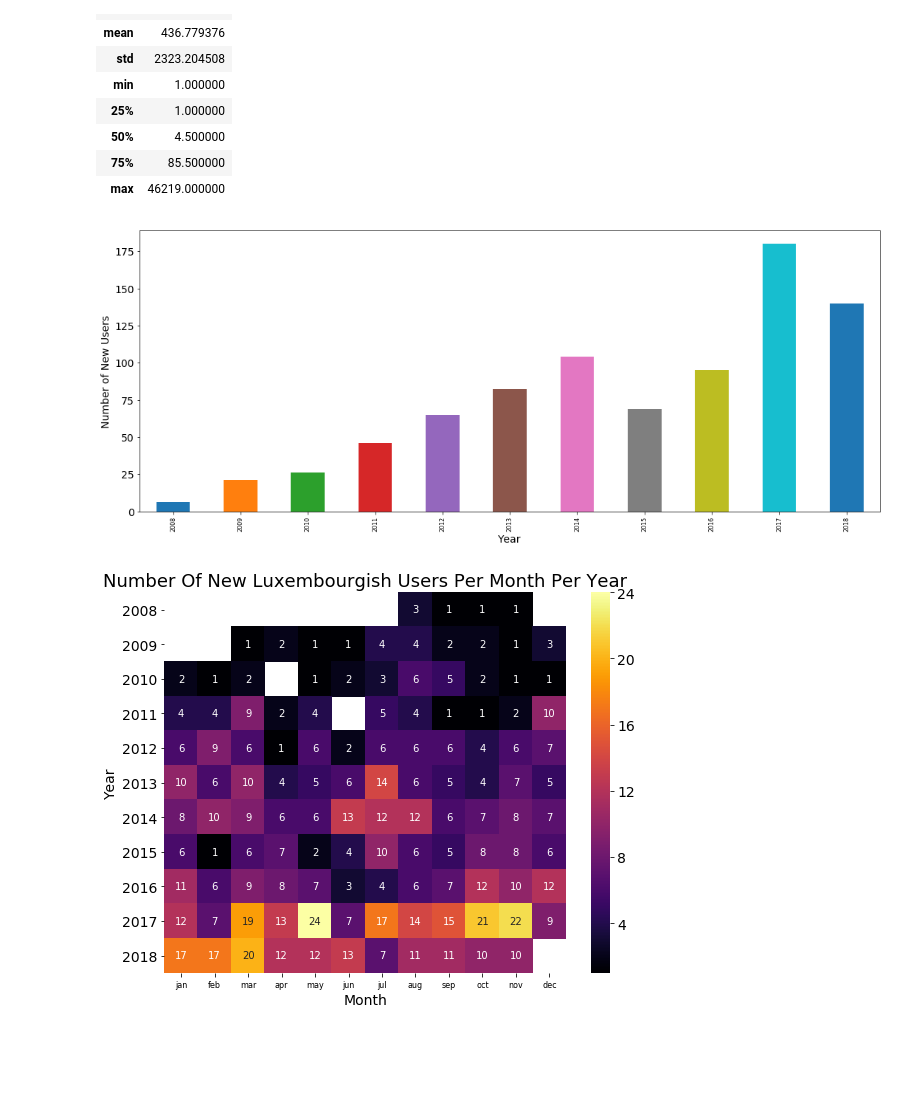
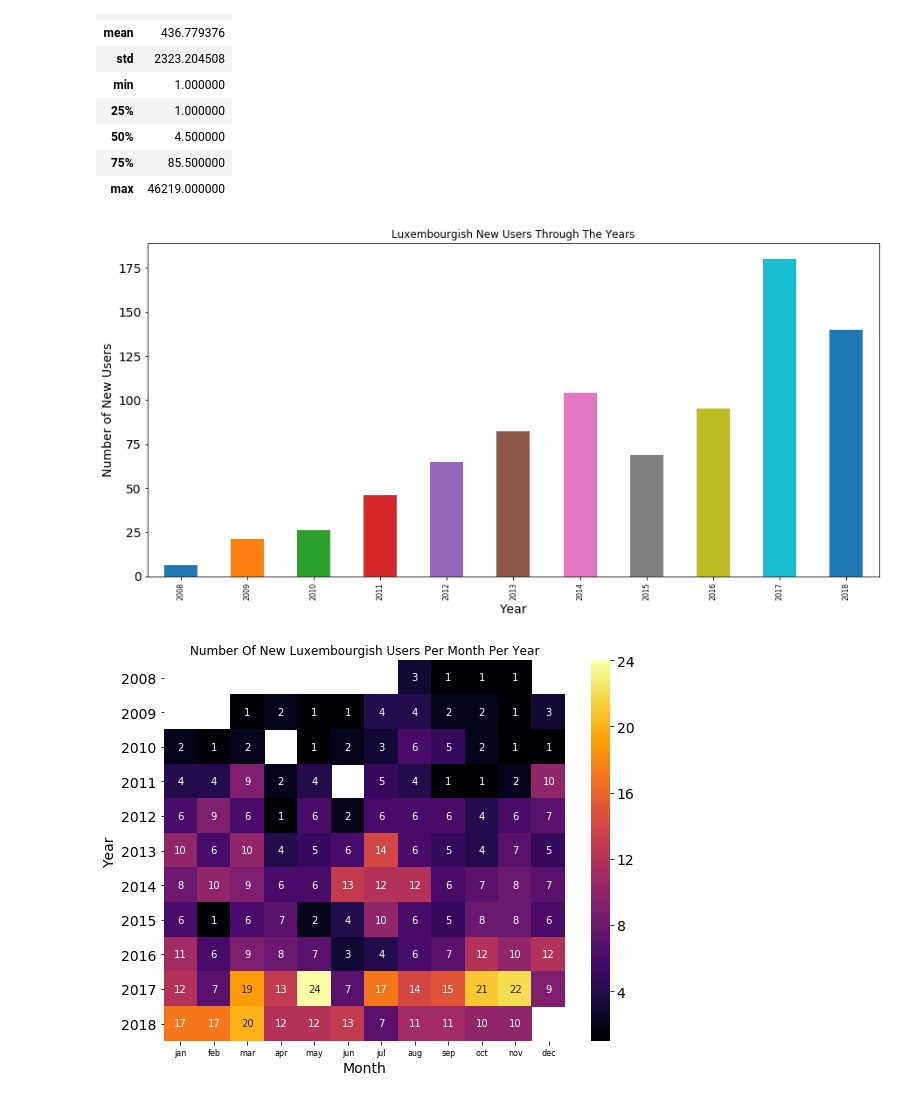
Before and after one commit to schmitzlucien/bigdata-stackoverflow, a Jupyter notebook: Project_LuxembourgUsers.ipynb, the cells around one changed output. Cells and saved outputs as stored; diff of their text form; code cells hidden in the pictures; blank space fills up the shorter version.

Commit message:
Added missing titles to graphs

```diff
--- a/Project_LuxembourgUsers.ipynb
+++ b/Project_LuxembourgUsers.ipynb
@@ -55,22 +55,23 @@ df.describe()
 # %%
 plt.rcParams["axes.labelsize"] = 14
 plt.rcParams["xtick.labelsize"] =8
 plt.rcParams["ytick.labelsize"] = 14
-plt.rcParams["figure.figsize"] = [18, 7]
+plt.rcParams["figure.figsize"] = [15, 7]
+plt.rcParams["figure.titlesize"] = 14
 
 usrCY = df['CreationDate'].groupby(df.CreationDate.dt.to_period("Y")).agg('count')
-usrCY.plot.bar().set(xlabel = 'Year', ylabel = 'Number of New Users')
+usrCY.plot.bar().set(xlabel = 'Year', ylabel = 'Number of New Users', title='Luxembourgish New Users Through The Years')
 plt.show()
 # %% [output]
-[figure, old version]
+[figure, new version]
 # %%
 import seaborn as sns
 new = df['CreationDate'].groupby([df.CreationDate.dt.year.rename('year'), df.CreationDate.dt.month.rename('month')]).agg('count').reset_index()
 new = new.pivot('year', 'month')
 plt.rcParams["figure.figsize"] = [9, 7]
-plt.rcParams["axes.titlesize"] = 18
+plt.rcParams["figure.titlesize"] = 14
 hm = sns.heatmap(new, annot=True, cmap='inferno', xticklabels=['jan', 'feb', 'mar', 'apr', 'may', 'jun', 'jul', 'aug', 'sep', 'oct', 'nov', 'dec'])
 hm.set(xlabel='Month', ylabel='Year', title='Number Of New Luxembourgish Users Per Month Per Year')
 plt.show()
 # %% [output]
-[figure, old version]
+[figure, new version]
```
Also changed, not shown: 1 other file.
